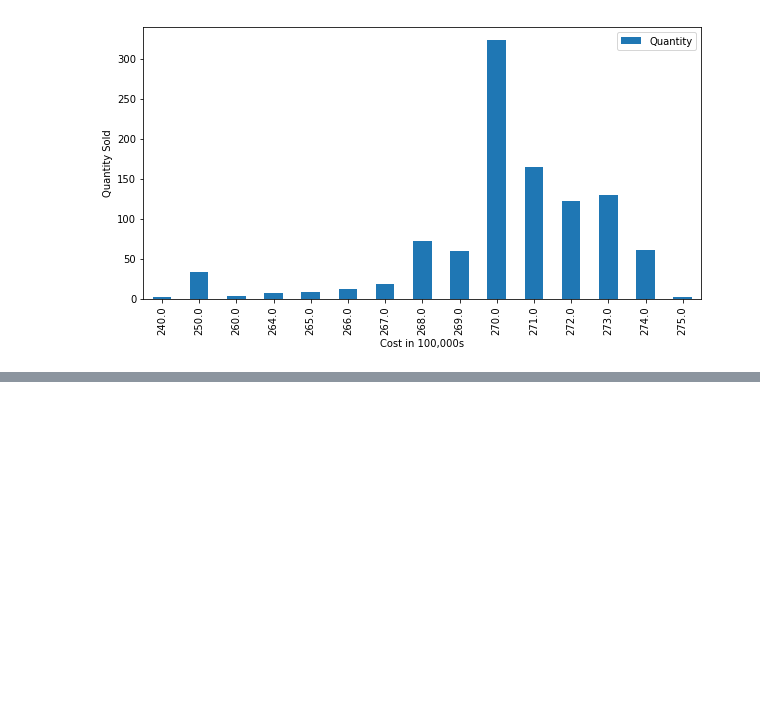
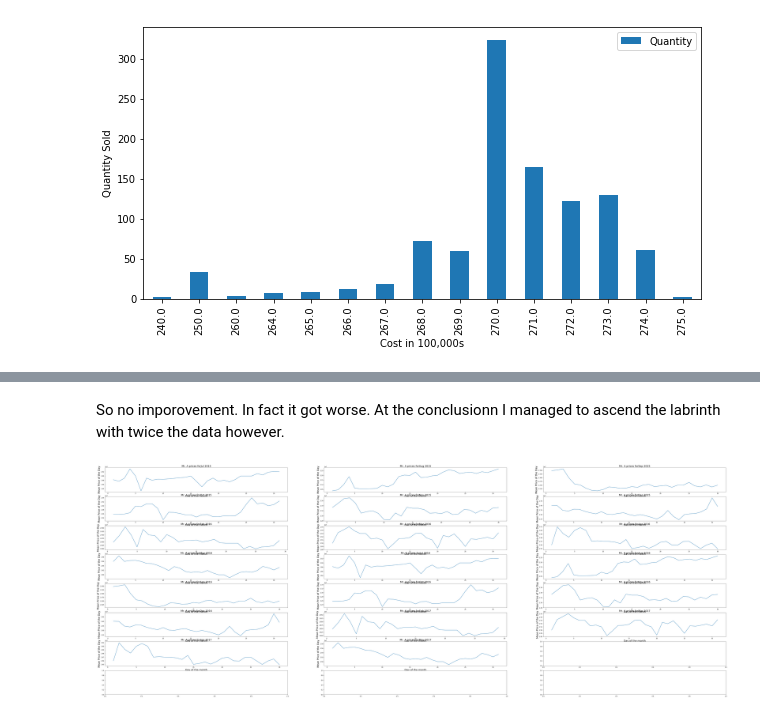
Before and after one commit to AdamJacoby/Kol_Market_Data, a Jupyter notebook: Kol_Data.ipynb, the cells around one changed output, grey strips where cells are left out. Drawn from its saved outputs; the diff is of its cells as text; code cells hidden in the pictures; blank space fills up the shorter version.

```diff
--- a/Kol_Data.ipynb
+++ b/Kol_Data.ipynb
@@ -110,0 +180,5 @@ pl.plot(a)
+# %%
+X=[]
+Y=[1,1,1,0,0,0,0,1,1,0]
+for month in Months:
+    X.append((np.array(Day_of_Month_Data[Day_of_Month_Data.index.get_level_values(0)==month]['Cost'][0:20])/Monthly_Mean.at[month,'Mean Cost']).tolist())
@@ -110,0 +222,14 @@ pl.plot(a)
+# %%
+Yearly_Mean = Day_of_Month_Data['Total Cost'].sum()/Day_of_Month_Data['Quantity'].sum()
+for weight in range(1,22,5):
+    X_temp = X
+    for i in range(0,len(X)):
+        X_temp[i].append(weight*Monthly_Mean.at[Months[i],'Mean Cost']/Yearly_Mean)
+    X_temp_train = []
+    X_temp_cv = []
+    for i in train_index:
+        X_temp_train.append(X[i])
+    for i in cv_index:
+        X_temp_cv.append(X[i])
+    print('Accuarray for weight ' +str(weight))
+    print(KNeighborsClassifier(n_neighbors=3).fit(X_temp_train,Y_train).score(X_temp_cv,Y_cv))
@@ -110,0 +247,42 @@ pl.plot(a)
+# %% [markdown]
+So no imporovement. In fact it got worse. At the conclusionn I managed to ascend the labrinth with twice the data however.
+# %%
+path = os.path.join(os.getcwd(),'Mr_A_2015_2016')
+Convert_Kol(path,'Mr_A_2015_2016')
+path = os.path.join(os.getcwd(),'Mr_A_2015_2016.csv')
+Mr_A_Data1 = pd.read_csv(path)
+path = os.path.join(os.getcwd(),'Mr_A_2015_2016')
+Convert_Kol(path,'Mr_A_2015_2016')
+path = os.path.join(os.getcwd(),'Mr_A_2015_2016.csv')
+Mr_A_Data2 = pd.read_csv(path)
+Mr_A_Data = pd.concat([Mr_A_Data1,Mr_A_Data2])
+Mr_A_Data['Year']=[0]*len(Mr_A_Data.index)
+year = 2015
+for i in range(0,len(Mr_A_Data.index)):
+    Mr_A_Data.iat[i,5]=year
+    if Mr_A_Data.iat[i,0]=='Jan' and Mr_A_Data.iat[i-1,0]=='Dec':
+        year = year+1
+del Mr_A_Data['time']
+Mr_A_Data['Cost'] = Mr_A_Data['Cost']*Mr_A_Data['Quantity']
+Mr_A_Data = Mr_A_Data.groupby(['Year','Month','Day']).sum()
+Mr_A_Data['Cost']=Mr_A_Data['Cost']/Mr_A_Data['Quantity']
+f, a = plt.subplots(8,3)
+f.set_size_inches(80,30)
+Months = ['Jan','Feb','Mar','Apr','May','Jun','Jul','Aug','Sep','Oct','Nov','Dec']
+Years =[2015,2016,2017]
+k=0
+X=[]
+for j in range(0,3):
+    temp = Mr_A_Data[Mr_A_Data.index.get_level_values(0)==Years[j]]
+    for i in range(0,12):
+        temp2 = temp[temp.index.get_level_values(1)==Months[i]]
+        if len(temp2.index)>27:#Remove months with partial data
+            mean = temp2['Cost'].sum()/temp2['Quantity'].sum()
+            X.append((np.array(temp2['Cost'][0:20])/mean).tolist())
+            a[int(math.floor(k/3)),int(k%3)].plot(np.array(temp2.index.get_level_values(2)),np.array(temp2['Cost']))
+            a[int(math.floor(k/3)),int(k%3)].set_xlabel('Day of the month', fontsize=18)
+            a[int(math.floor(k/3)),int(k%3)].set_ylabel('Mean Price of the Day', fontsize=18)
+            a[int(math.floor(k/3)),int(k%3)].set_title('Mr. A prices for'+Months[i]+' '+str(Years[j]), fontsize=18)
+            k = k+1
+# %% [output]
+[figure, added]
```
Also changed, not shown: parts of 43 cells of this notebook, 2 other files.
